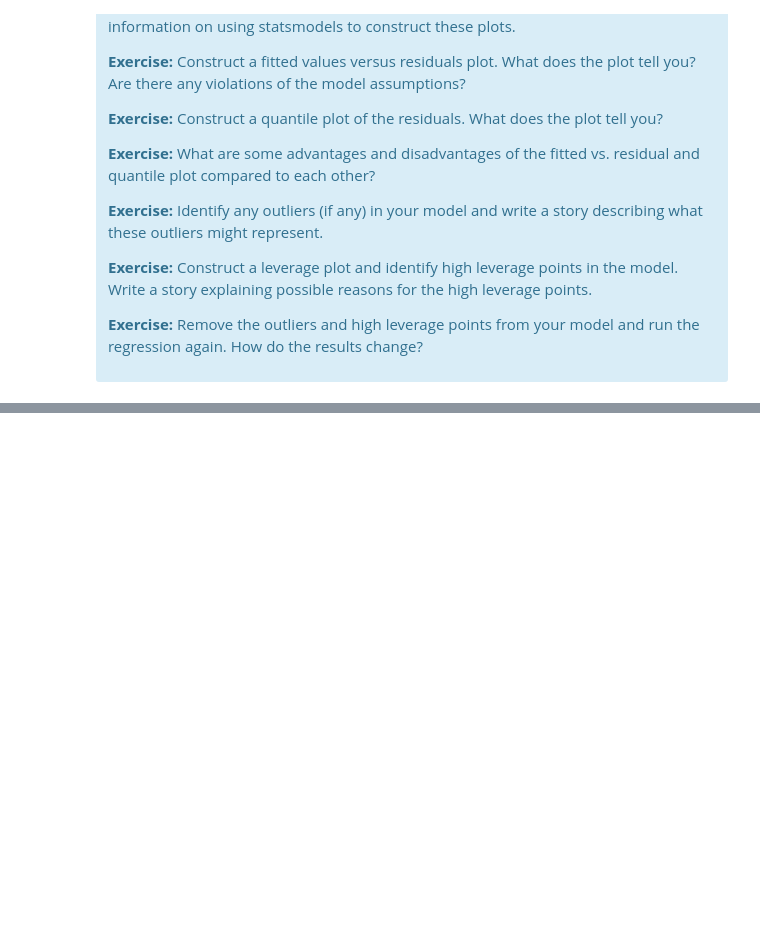
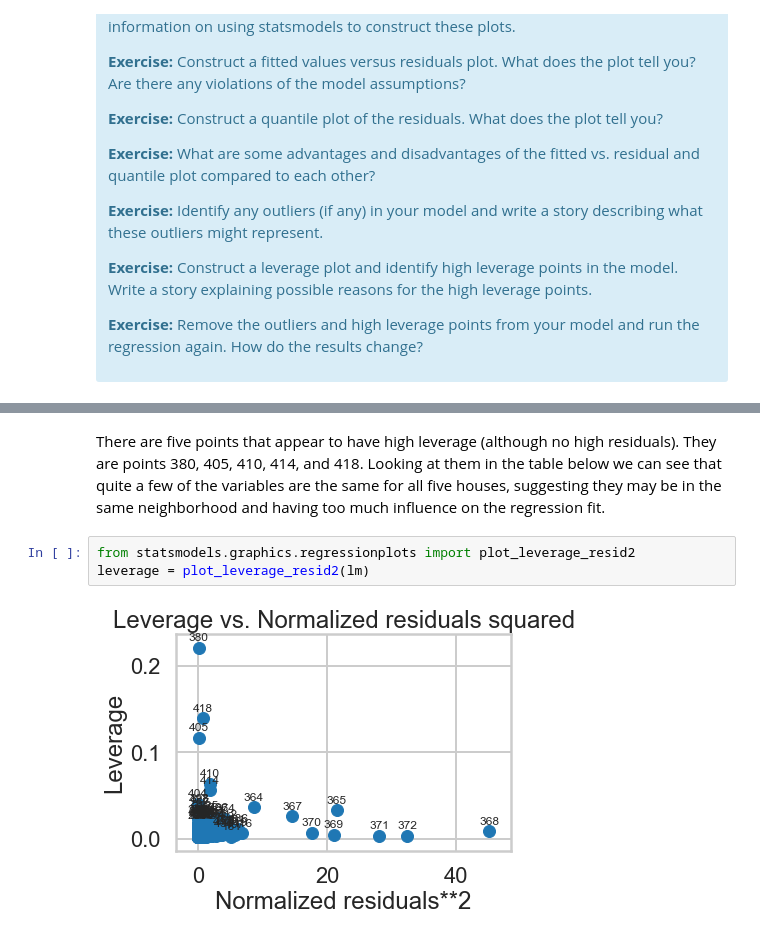
Before and after one commit to andrewdkrog/Projects, a Jupyter notebook: Boston_Housing/linear_regression/Mini_Project_Linear_Regression.ipynb, the cells around one changed output, grey strips where cells are left out. Cells and saved outputs as stored; diff of their text form; blank space fills up the shorter version.

```diff
--- a/Boston_Housing/linear_regression/Mini_Project_Linear_Regression.ipynb
+++ b/Boston_Housing/linear_regression/Mini_Project_Linear_Regression.ipynb
@@ -876,0 +895,7 @@ There are some other issues that are important investigate with linear regressio
+# %% [markdown]
+There are five points that appear to have high leverage (although no high residuals). They are points 380, 405, 410, 414, and 418. Looking at them in the table below we can see that quite a few of the variables are the same for all five houses, suggesting they may be in the same neighborhood and having too much influence on the regression fit.
+# %%
+from statsmodels.graphics.regressionplots import plot_leverage_resid2
+leverage = plot_leverage_resid2(lm)
+# %% [output]
+[figure, added]
```
Also changed, not shown: parts of 11 cells of this notebook.
